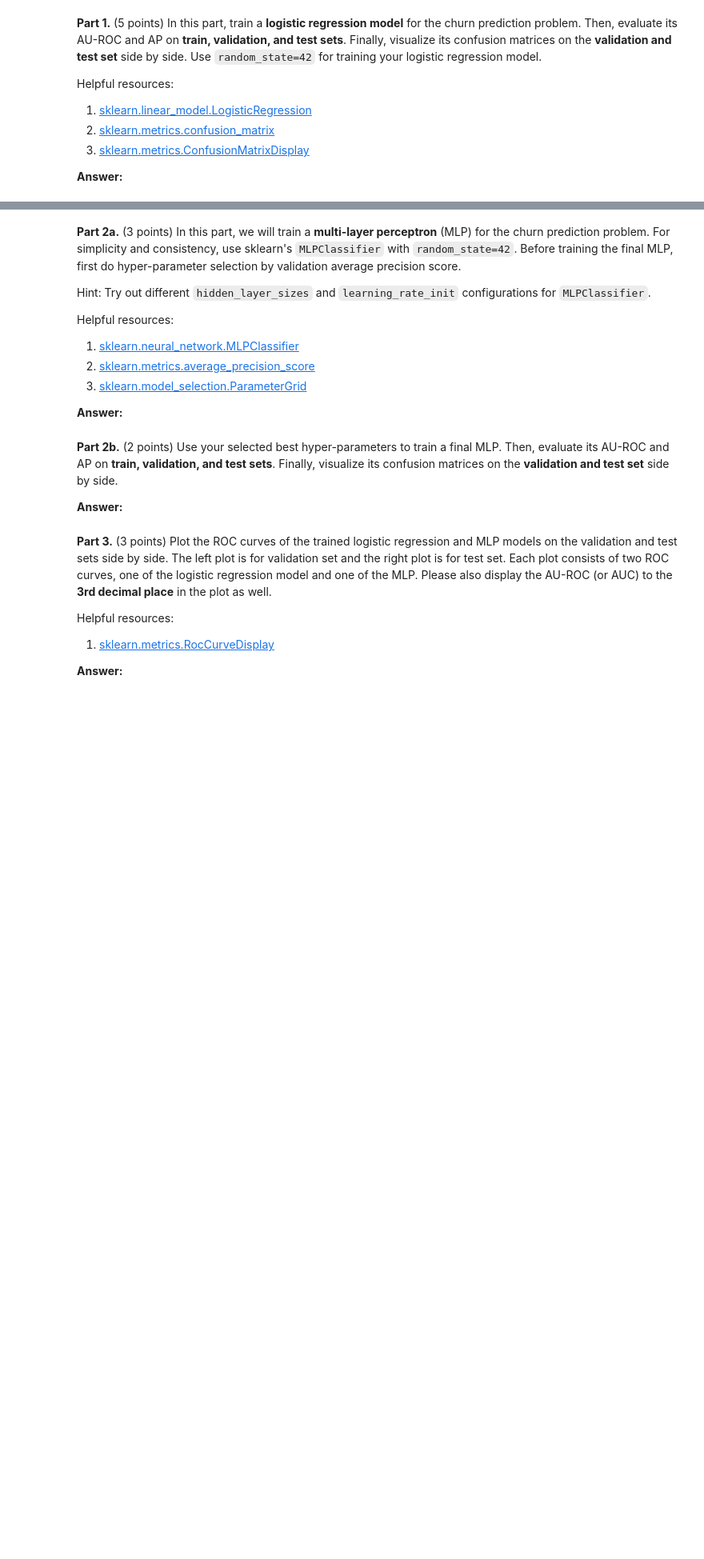
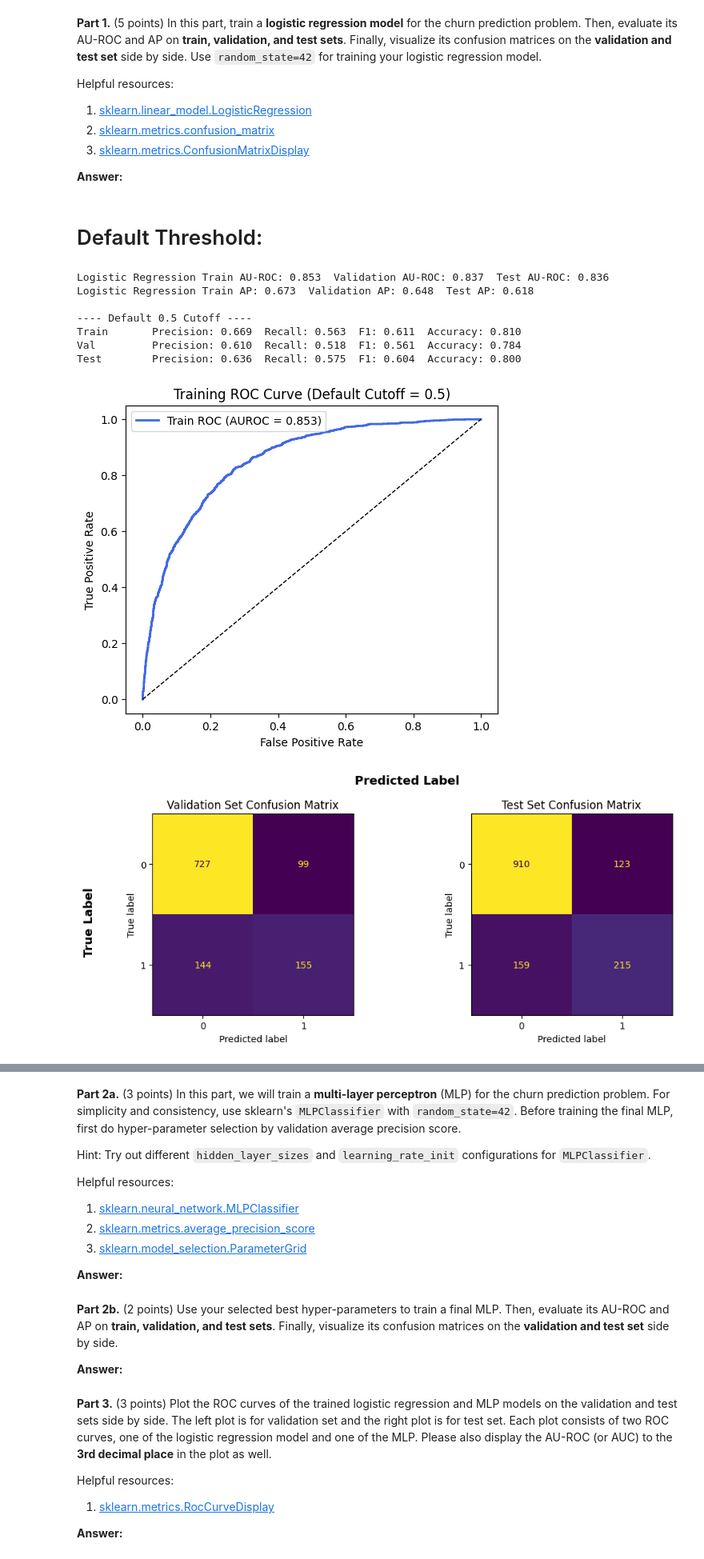
Before and after one commit to AHMerrill/ml-4, a Jupyter notebook: Zan_Merrill_ahm2452_HW4.ipynb, the cells around one changed output, grey strips where cells are left out. Shown at 80% size. Drawn from its saved outputs; the diff is of its cells as text; code cells hidden in the pictures; blank space fills up the shorter version.

```diff
--- a/Zan_Merrill_ahm2452_HW4.ipynb
+++ b/Zan_Merrill_ahm2452_HW4.ipynb
@@ -46,7 +46,7 @@ Let's start with the following steps to prepare the dataset:
 Note: After this step, `X` should contain 81 features.
 # %%
 q1_path = "https://raw.githubusercontent.com/AHMerrill/ml-4/main/Q1_data.csv"
-churn_path = "https://raw.githubusercontent.com/AHMerrill/ml-4/main/customer_churn_telecom.csv"
+churn_path = "https://raw.githubusercontent.com/AHMerrill/ml-4/main/customer_churn_telcom.csv"
 # %%
 # # Only use this code block if you are using Google Colab.
 # # If you are using Jupyter Notebook, please ignore this code block. You can directly upload the file to your Jupyter Notebook file systems.
@@ -533,0 +594,74 @@ print(f"Logistic Regression Train AP: {train_ap_lr:.3f} Validation AP: {val_ap_l
+# %% [markdown]
+# Default Threshold:
+# %%
+# --- Logistic Regression with Default 0.5 Cutoff ---
+### START CODE ###
+lr = LogisticRegression(random_state=42, max_iter=500)
+lr.fit(X_train, y_train)
+
+# Predicted probabilities
+train_y_pred_score_lr = lr.predict_proba(X_train)[:, 1]
+val_y_pred_score_lr   = lr.predict_proba(X_val)[:, 1]
+test_y_pred_score_lr  = lr.predict_proba(X_test)[:, 1]
+
+# AU-ROC and AP
+train_auroc_lr = roc_auc_score(y_train, train_y_pred_score_lr)
+val_auroc_lr   = roc_auc_score(y_val,   val_y_pred_score_lr)
+test_auroc_lr  = roc_auc_score(y_test,  test_y_pred_score_lr)
+
+train_ap_lr = average_precision_score(y_train, train_y_pred_score_lr)
+val_ap_lr   = average_precision_score(y_val,   val_y_pred_score_lr)
+test_ap_lr  = average_precision_score(y_test,  test_y_pred_score_lr)
+### END CODE ###
+
+print(f"Logistic Regression Train AU-ROC: {train_auroc_lr:.3f}  Validation AU-ROC: {val_auroc_lr:.3f}  Test AU-ROC: {test_auroc_lr:.3f}")
+print(f"Logistic Regression Train AP: {train_ap_lr:.3f}  Validation AP: {val_ap_lr:.3f}  Test AP: {test_ap_lr:.3f}")
+
+# --- Pointwise metrics ---
+from sklearn.metrics import precision_score, recall_score, f1_score, accuracy_score, roc_curve
+
+def print_metrics(y_true, y_pred, label):
+    p, r = precision_score(y_true, y_pred), recall_score(y_true, y_pred)
+    f1, acc = f1_score(y_true, y_pred), accuracy_score(y_true, y_pred)
+    print(f"{label:10s}  Precision: {p:.3f}  Recall: {r:.3f}  F1: {f1:.3f}  Accuracy: {acc:.3f}")
+
+train_preds = (train_y_pred_score_lr >= 0.5).astype(int)
+val_preds   = (val_y_pred_score_lr   >= 0.5).astype(int)
+test_preds  = (test_y_pred_score_lr  >= 0.5).astype(int)
+
+print("\n---- Default 0.5 Cutoff ----")
+print_metrics(y_train, train_preds, "Train")
+print_metrics(y_val,   val_preds,   "Val")
+print_metrics(y_test,  test_preds,  "Test")
+
+# --- ROC Curve (Training) ---
+fpr, tpr, _ = roc_curve(y_train, train_y_pred_score_lr)
+plt.figure(figsize=(6,5))
+plt.plot(fpr, tpr, lw=2, color="royalblue", label=f"Train ROC (AUROC = {train_auroc_lr:.3f})")
+plt.plot([0,1],[0,1],'k--',lw=1)
+plt.xlabel("False Positive Rate")
+plt.ylabel("True Positive Rate")
+plt.title("Training ROC Curve (Default Cutoff = 0.5)")
+plt.legend()
+plt.show()
+
+# --- Confusion Matrices ---
+fig, axes = plt.subplots(1, 2, figsize=(10, 4))
+ConfusionMatrixDisplay(confusion_matrix(y_val, val_preds)).plot(ax=axes[0], colorbar=False)
+axes[0].set_title("Validation Set Confusion Matrix")
+ConfusionMatrixDisplay(confusion_matrix(y_test, test_preds)).plot(ax=axes[1], colorbar=False)
+axes[1].set_title("Test Set Confusion Matrix")
+fig.text(0.5, 1.02, "Predicted Label", ha='center', fontsize=13, fontweight='bold')
+fig.text(0.02, 0.5, "True Label", ha='center', va='center', rotation='vertical', fontsize=13, fontweight='bold')
+plt.tight_layout()
+plt.show()
+# %% [output]
+Logistic Regression Train AU-ROC: 0.853  Validation AU-ROC: 0.837  Test AU-ROC: 0.836
+Logistic Regression Train AP: 0.673  Validation AP: 0.648  Test AP: 0.618
+
+---- Default 0.5 Cutoff ----
+Train       Precision: 0.669  Recall: 0.563  F1: 0.611  Accuracy: 0.810
+Val         Precision: 0.610  Recall: 0.518  F1: 0.561  Accuracy: 0.784
+Test        Precision: 0.636  Recall: 0.575  F1: 0.604  Accuracy: 0.800
+[figure, added]
+[figure, added]
```
Also changed, not shown: parts of 12 cells of this notebook.
